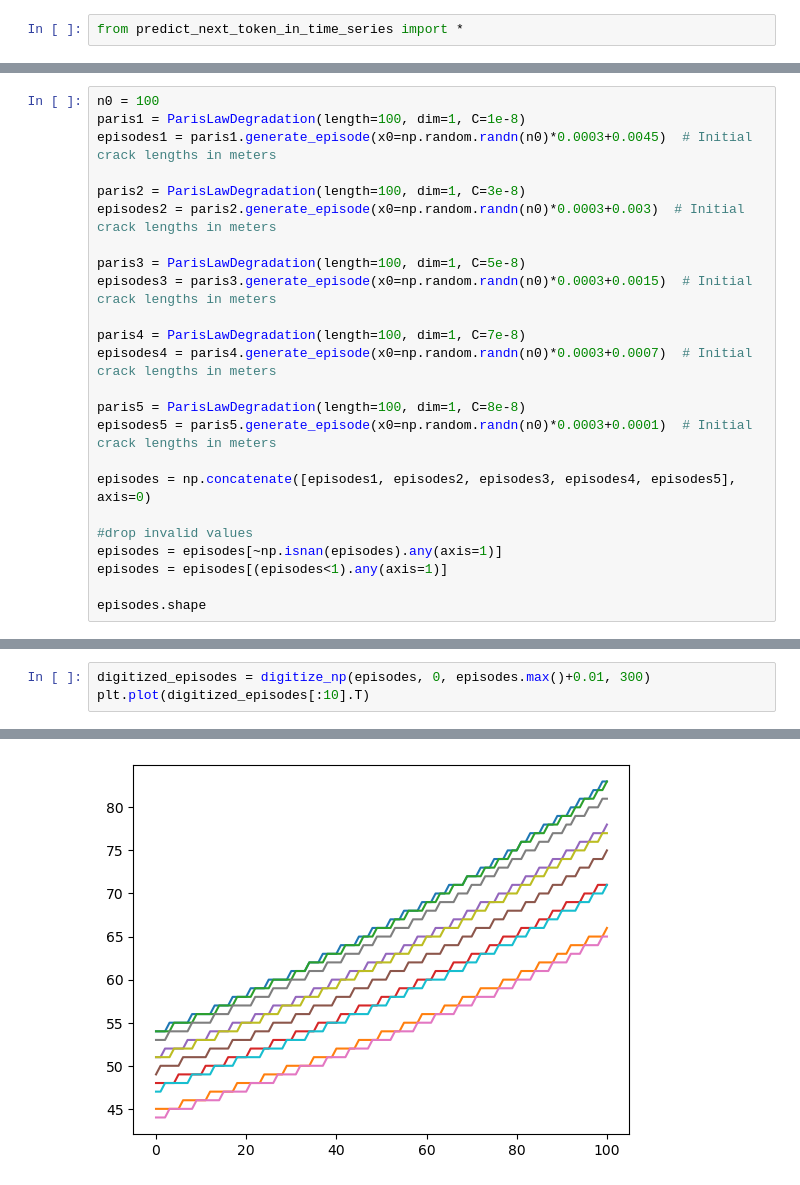
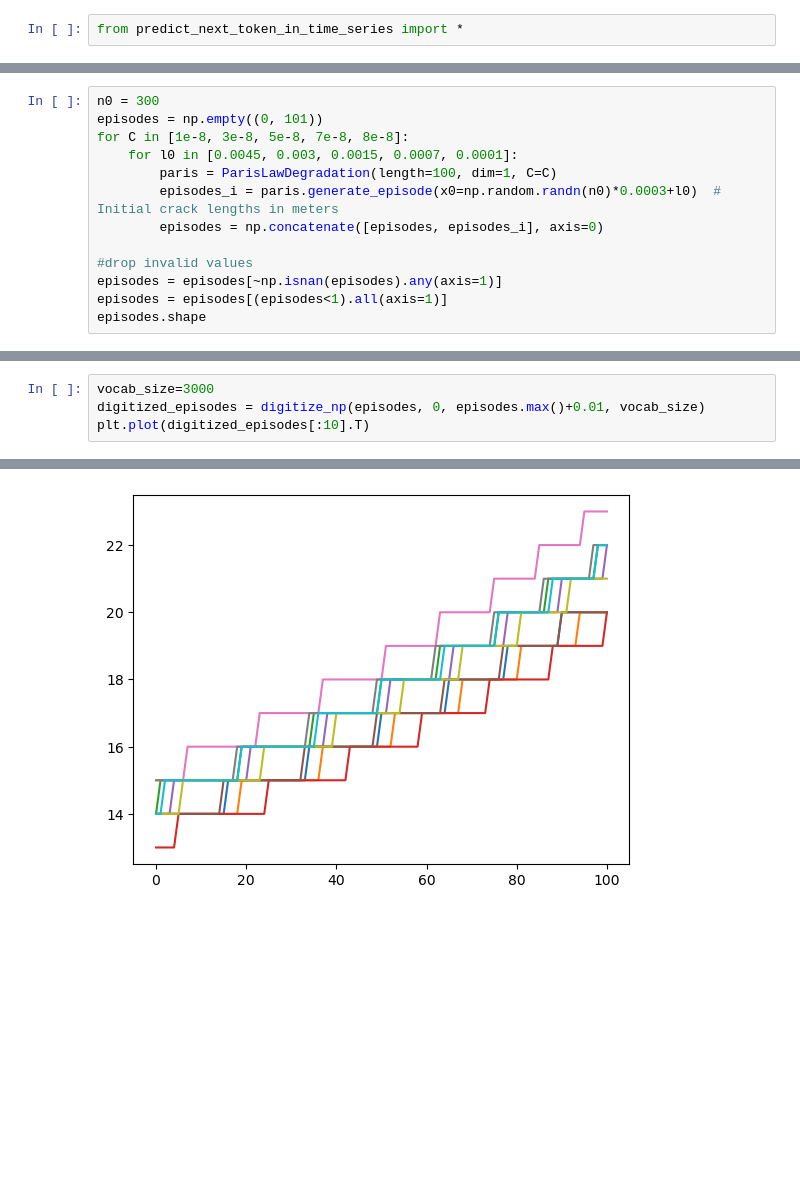
Before and after one commit to seyedasadzadeh/degradation-transformer, a Jupyter notebook: main.ipynb, the cells around one changed output, grey strips where cells are left out. Drawn from its saved outputs; the diff is of its cells as text; blank space fills up the shorter version.

```diff
--- a/main.ipynb
+++ b/main.ipynb
@@ -7,26 +9,15 @@ from predict_next_token_in_time_series import *
 # %%
-n0 = 100
-paris1 = ParisLawDegradation(length=100, dim=1, C=1e-8)
-episodes1 = paris1.generate_episode(x0=np.random.randn(n0)*0.0003+0.0045)  # Initial crack lengths in meters
-
-paris2 = ParisLawDegradation(length=100, dim=1, C=3e-8)
-episodes2 = paris2.generate_episode(x0=np.random.randn(n0)*0.0003+0.003)  # Initial crack lengths in meters
-
-paris3 = ParisLawDegradation(length=100, dim=1, C=5e-8)
-episodes3 = paris3.generate_episode(x0=np.random.randn(n0)*0.0003+0.0015)  # Initial crack lengths in meters
-
-paris4 = ParisLawDegradation(length=100, dim=1, C=7e-8)
-episodes4 = paris4.generate_episode(x0=np.random.randn(n0)*0.0003+0.0007)  # Initial crack lengths in meters
-
-paris5 = ParisLawDegradation(length=100, dim=1, C=8e-8)
-episodes5 = paris5.generate_episode(x0=np.random.randn(n0)*0.0003+0.0001)  # Initial crack lengths in meters
-
-episodes = np.concatenate([episodes1, episodes2, episodes3, episodes4, episodes5], axis=0)
+n0 = 300
+episodes = np.empty((0, 101))
+for C in [1e-8, 3e-8, 5e-8, 7e-8, 8e-8]:
+    for l0 in [0.0045, 0.003, 0.0015, 0.0007, 0.0001]:
+        paris = ParisLawDegradation(length=100, dim=1, C=C)
+        episodes_i = paris.generate_episode(x0=np.random.randn(n0)*0.0003+l0)  # Initial crack lengths in meters
+        episodes = np.concatenate([episodes, episodes_i], axis=0)
 
 #drop invalid values
 episodes = episodes[~np.isnan(episodes).any(axis=1)]
-episodes = episodes[(episodes<1).any(axis=1)]
-
+episodes = episodes[(episodes<1).all(axis=1)]
 episodes.shape
 # %% [output]
 invalid value encountered in sqrt
@@ -48,15 +47,16 @@ Max: 0.01787162320923346
 # %%
-digitized_episodes = digitize_np(episodes, 0, episodes.max()+0.01, 300)
+vocab_size=3000
+digitized_episodes = digitize_np(episodes, 0, episodes.max()+0.01, vocab_size)
 plt.plot(digitized_episodes[:10].T)
 # %% [output]
 [<matplotlib.lines.Line2D at 0x...>,
  <matplotlib.lines.Line2D at 0x...>,
  <matplotlib.lines.Line2D at 0x...>,
  <matplotlib.lines.Line2D at 0x...>,
  <matplotlib.lines.Line2D at 0x...>,
  <matplotlib.lines.Line2D at 0x...>,
  <matplotlib.lines.Line2D at 0x...>,
  <matplotlib.lines.Line2D at 0x...>,
  <matplotlib.lines.Line2D at 0x...>,
  <matplotlib.lines.Line2D at 0x...>]
-[figure, old version]
+[figure, new version]
```
Also changed, not shown: parts of 12 cells of this notebook, 1 other file.
